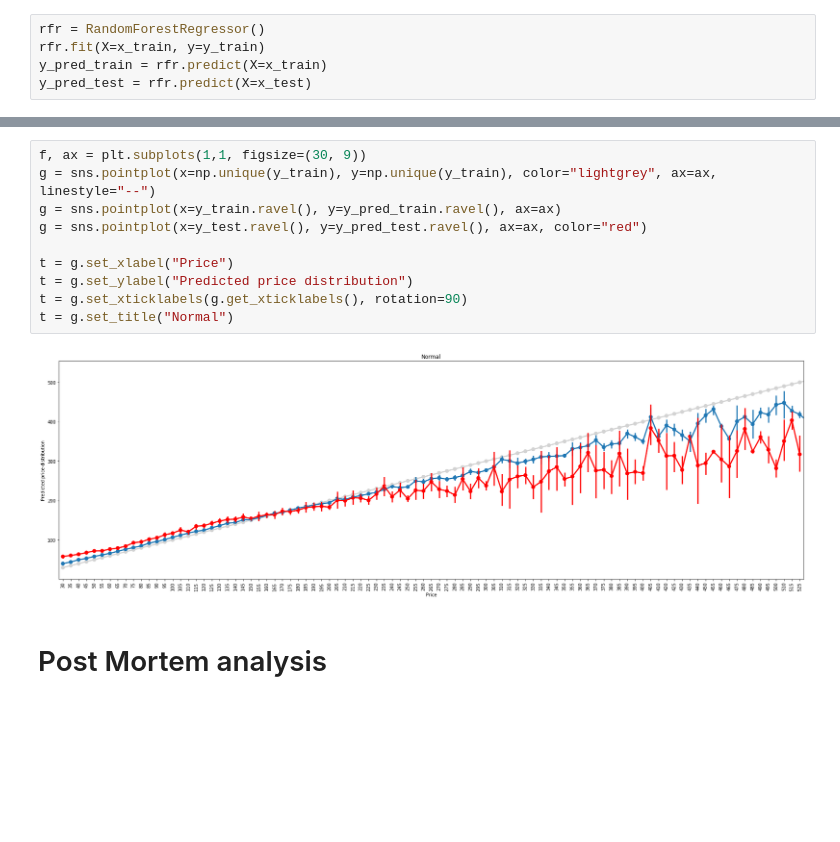
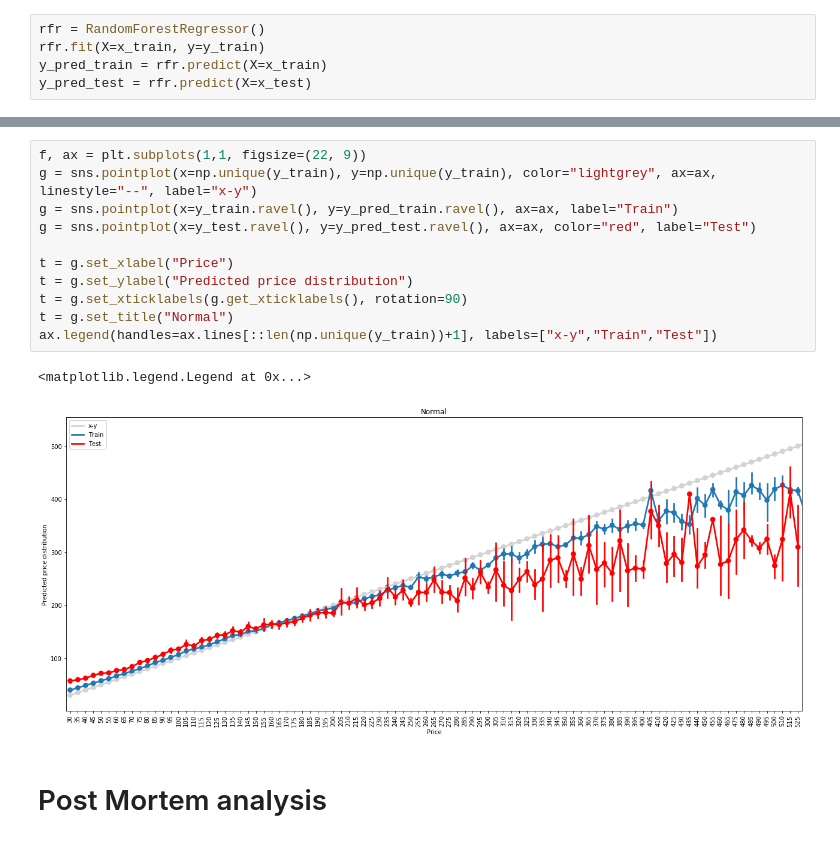
Before and after one commit to principal-miners/listings, a Jupyter notebook: ssh/Modeling_old.ipynb, the cells around one changed output, grey strips where cells are left out. Saved outputs shown, nothing was run; the diff lists cells and outputs as text; blank space fills up the shorter version.

```diff
--- a/ssh/Modeling_old.ipynb
+++ b/ssh/Modeling_old.ipynb
@@ -204,15 +204,17 @@ Test set RMSE: 55.09
 # %%
-f, ax = plt.subplots(1,1, figsize=(30, 9))
-g = sns.pointplot(x=np.unique(y_train), y=np.unique(y_train), color="lightgrey", ax=ax, linestyle="--")
-g = sns.pointplot(x=y_train.ravel(), y=y_pred_train.ravel(), ax=ax)
-g = sns.pointplot(x=y_test.ravel(), y=y_pred_test.ravel(), ax=ax, color="red")
+f, ax = plt.subplots(1,1, figsize=(22, 9))
+g = sns.pointplot(x=np.unique(y_train), y=np.unique(y_train), color="lightgrey", ax=ax, linestyle="--", label="x-y")
+g = sns.pointplot(x=y_train.ravel(), y=y_pred_train.ravel(), ax=ax, label="Train")
+g = sns.pointplot(x=y_test.ravel(), y=y_pred_test.ravel(), ax=ax, color="red", label="Test")
 
 t = g.set_xlabel("Price")
 t = g.set_ylabel("Predicted price distribution")
 t = g.set_xticklabels(g.get_xticklabels(), rotation=90)
 t = g.set_title("Normal")
+ax.legend(handles=ax.lines[::len(np.unique(y_train))+1], labels=["x-y","Train","Test"])
 # %% [output]
+<matplotlib.legend.Legend at 0x...>
-[figure, old version]
+[figure, new version]
 # %% [markdown]
 # Post Mortem analysis
 # %% [markdown]
```
Also changed, not shown: parts of 13 cells of this notebook, 1 other file.
